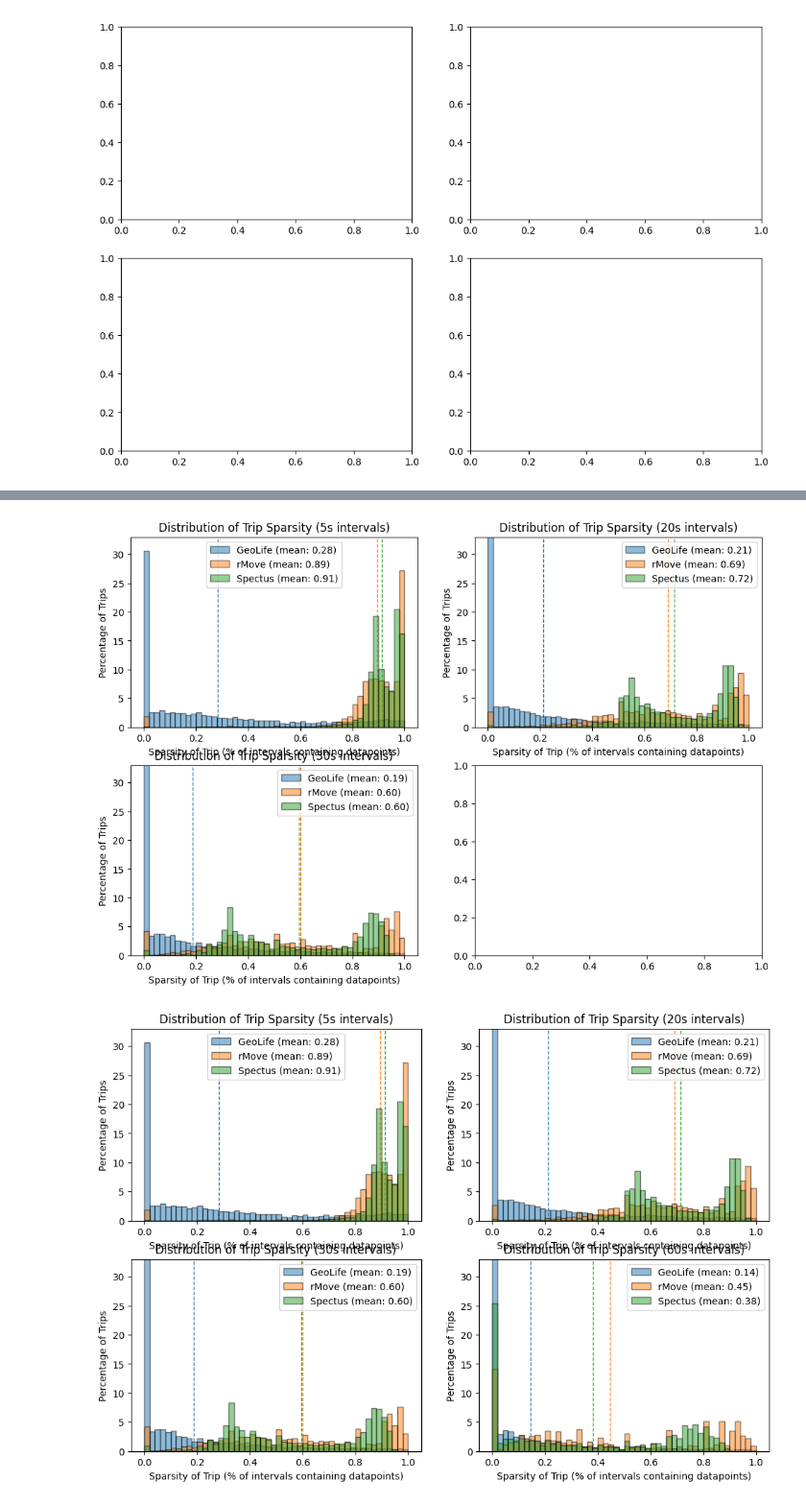
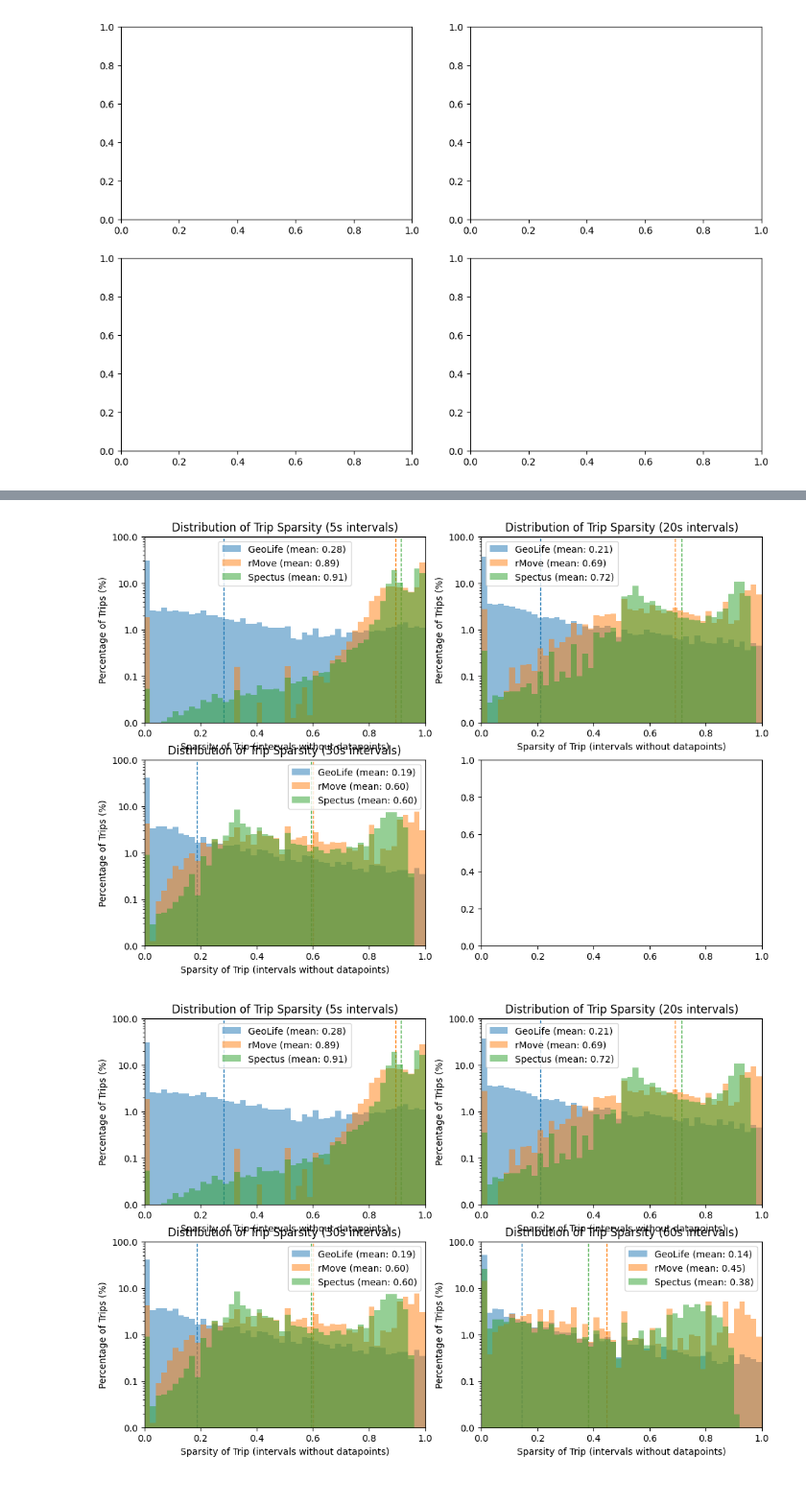
Before and after one commit to UW-THINKlab/mode-analysis, a Jupyter notebook: Dataset_Comparison_Graphs_All_Sparsity.ipynb, the cells around one changed output, grey strips where cells are left out. Shown at 96% size. Drawn from its saved outputs; the diff is of its cells as text; code cells hidden in the pictures.

Commit message:
Updating Sparsity Graph with log scale

```diff
--- a/Dataset_Comparison_Graphs_All_Sparsity.ipynb
+++ b/Dataset_Comparison_Graphs_All_Sparsity.ipynb
@@ -592,54 +602,62 @@ ax2.axvline(mean_geolife, color='C0', linestyle='--', linewidth=1, zorder=1)
 ax2.axvline(mean_rmove, color='C1', linestyle='--', linewidth=1, zorder=1)
 ax2.axvline(mean_spectus, color='C2', linestyle='--', linewidth=1, zorder=1)
 
-ax2.hist(filtered_geolife['sparsity_30s'], bins=50, range=(0.0, 1.0), alpha=0.5, label=f'GeoLife (mean: {mean_geolife:.2f})', edgecolor='black', weights=weights_geolife, zorder=2)
-ax2.hist(filtered_rmove['sparsity_30s'], bins=50, range=(0.0, 1.0), alpha=0.5, label=f'rMove (mean: {mean_rmove:.2f})', edgecolor='black', weights=weights_rmove, zorder=2)
-ax2.hist(filtered_spectus['sparsity_30s'], bins=50, range=(0.0, 1.0), alpha=0.5, label=f'Spectus (mean: {mean_spectus:.2f})', edgecolor='black', weights=weights_spectus, zorder=2)
+ax2.hist(filtered_geolife['sparsity_30s'], bins=50, range=(0.0, 1.0), alpha=0.5, label=f'GeoLife (mean: {mean_geolife:.2f})', weights=weights_geolife, zorder=2)
+ax2.hist(filtered_rmove['sparsity_30s'], bins=50, range=(0.0, 1.0), alpha=0.5, label=f'rMove (mean: {mean_rmove:.2f})', weights=weights_rmove, zorder=2)
+ax2.hist(filtered_spectus['sparsity_30s'], bins=50, range=(0.0, 1.0), alpha=0.5, label=f'Spectus (mean: {mean_spectus:.2f})', weights=weights_spectus, zorder=2)
 
-ax2.set_ylim(0, 33)
-ax2.set_xlabel('Sparsity of Trip (% of intervals containing datapoints)')
-ax2.set_ylabel('Percentage of Trips')
+ax2.set_yscale('log')
+ax2.set_xlim(0.0, 1.0)
+ax2.set_ylim(0.01, 100)
+ax2.yaxis.set_major_formatter(ScalarFormatter())
+
+ax2.set_xlabel('Sparsity of Trip (intervals without datapoints)')
+ax2.set_ylabel('Percentage of Trips (%)')
 ax2.set_title('Distribution of Trip Sparsity (30s intervals)')
 ax2.legend()
 
 fig2
 # %% [output]
-[figure, old version]
+[figure, new version]
 # %%
 ax2 = axes2_flat[3]
 
 filtered_geolife = pd.read_csv(f'./data/Geolife/20260720_geolife_database_metrics.csv')
 filtered_geolife = filtered_geolife[filtered_geolife['number_of_records'] > 0]
 filtered_rmove = pd.read_csv(f'./data/rMove/20260720_rmove_database_metrics.csv')
 filtered_rmove = filtered_rmove[filtered_rmove['number_of_records'] > 0]
 filtered_spectus = pd.read_csv(f'./data/Spectus/Lyra_Processed/20260716_spectus_database_metrics.csv')
 filtered_rmove = filtered_rmove[filtered_rmove['number_of_records'] > 0]
 
 weights_geolife = np.ones_like(filtered_geolife['sparsity_60s']) / len(filtered_geolife['sparsity_60s']) * 100
 weights_rmove = np.ones_like(filtered_rmove['sparsity_60s']) / len(filtered_rmove['sparsity_60s']) * 100
 weights_spectus = np.ones_like(filtered_spectus['sparsity_60s']) / len(filtered_spectus['sparsity_60s']) * 100
 
 mean_geolife = filtered_geolife['sparsity_60s'].mean()
 mean_rmove = filtered_rmove['sparsity_60s'].mean()
 mean_spectus = filtered_spectus['sparsity_60s'].mean()
 
 ax2.axvline(mean_geolife, color='C0', linestyle='--', linewidth=1, zorder=1)
 ax2.axvline(mean_rmove, color='C1', linestyle='--', linewidth=1, zorder=1)
 ax2.axvline(mean_spectus, color='C2', linestyle='--', linewidth=1, zorder=1)
 
-ax2.hist(filtered_geolife['sparsity_60s'], bins=50, range=(0.0, 1.0), alpha=0.5, label=f'GeoLife (mean: {mean_geolife:.2f})', edgecolor='black', weights=weights_geolife, zorder=2)
-ax2.hist(filtered_rmove['sparsity_60s'], bins=50, range=(0.0, 1.0), alpha=0.5, label=f'rMove (mean: {mean_rmove:.2f})', edgecolor='black', weights=weights_rmove, zorder=2)
-ax2.hist(filtered_spectus['sparsity_60s'], bins=50, range=(0.0, 1.0), alpha=0.5, label=f'Spectus (mean: {mean_spectus:.2f})', edgecolor='black', weights=weights_spectus, zorder=2)
+ax2.hist(filtered_geolife['sparsity_60s'], bins=50, range=(0.0, 1.0), alpha=0.5, label=f'GeoLife (mean: {mean_geolife:.2f})', weights=weights_geolife, zorder=2)
+ax2.hist(filtered_rmove['sparsity_60s'], bins=50, range=(0.0, 1.0), alpha=0.5, label=f'rMove (mean: {mean_rmove:.2f})', weights=weights_rmove, zorder=2)
+ax2.hist(filtered_spectus['sparsity_60s'], bins=50, range=(0.0, 1.0), alpha=0.5, label=f'Spectus (mean: {mean_spectus:.2f})', weights=weights_spectus, zorder=2)
 
-ax2.set_ylim(0, 33)
-ax2.set_xlabel('Sparsity of Trip (% of intervals containing datapoints)')
-ax2.set_ylabel('Percentage of Trips')
+ax2.set_yscale('log')
+ax2.set_xlim(0.0, 1.0)
+ax2.set_ylim(0.01, 100)
+ax2.yaxis.set_major_formatter(ScalarFormatter())
+
+ax2.set_xlabel('Sparsity of Trip (intervals without datapoints)')
+ax2.set_ylabel('Percentage of Trips (%)')
 ax2.set_title('Distribution of Trip Sparsity (60s intervals)')
 ax2.legend()
 
 fig2
 # %% [output]
-[figure, old version]
+[figure, new version]
 # %%
 fig2.tight_layout(rect=[0.01, 0.01, 0.99, 0.98])
 fig2.subplots_adjust(hspace=0.3)
```
Also changed, not shown: parts of 4 cells of this notebook, 2 other files.
